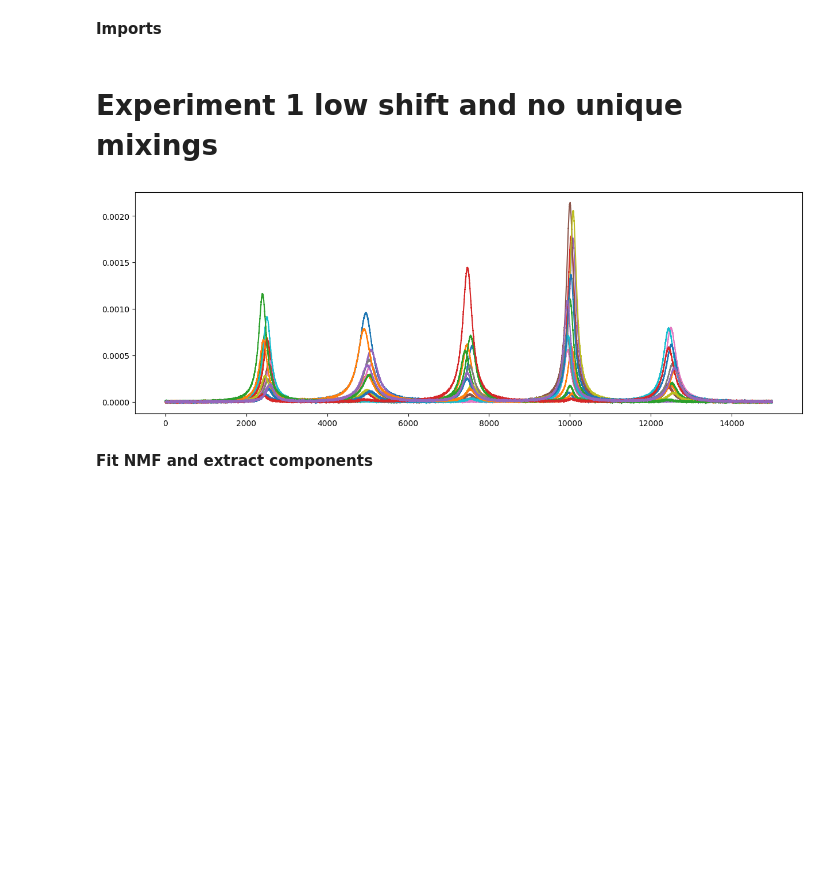
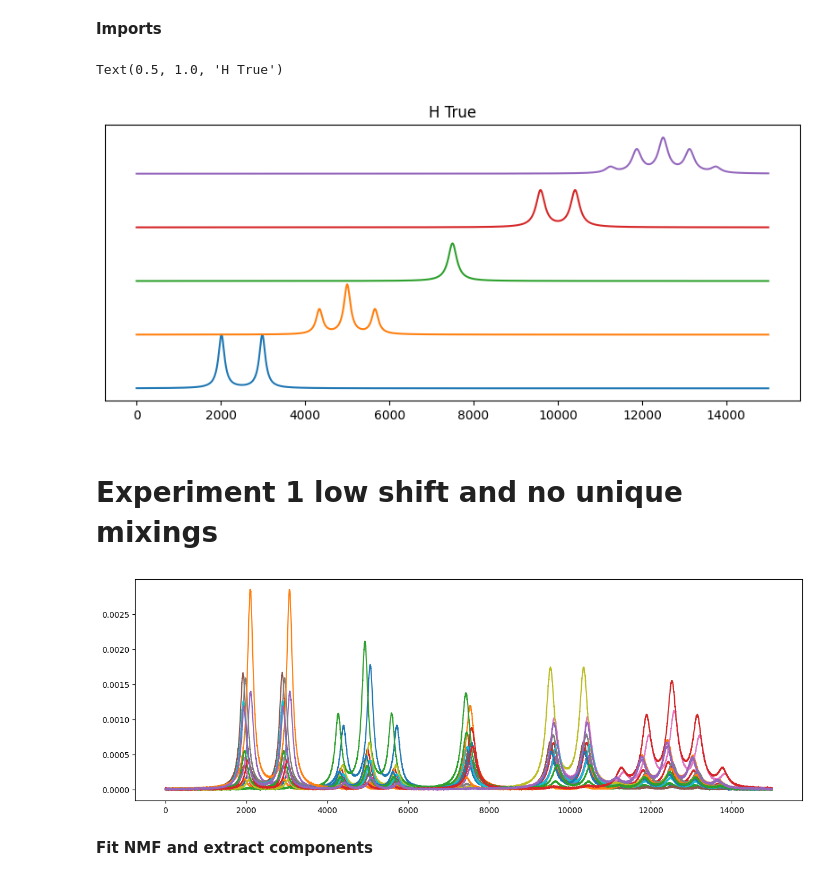
Before and after one commit to LucasEmcken/Bachelorprojekt, a Jupyter notebook: shiftNMF_shift+sparsity_test.ipynb, the cells around one changed output. Saved outputs shown, nothing was run; the diff lists cells and outputs as text; code cells hidden in the pictures; blank space fills up the shorter version.

```diff
--- a/shiftNMF_shift+sparsity_test.ipynb
+++ b/shiftNMF_shift+sparsity_test.ipynb
@@ -98,9 +100,19 @@ mults = np.random.randint(1,6 , size=(5))
+# %%
+
+H = np.array([multiplet(t, mult, m, s, j) for m, s, mult,j in list(zip(mean, std, mults, J_coupling))])
+
+# Plot H and H_est
+fig = plt.figure(figsize=(10, 4))
+ax1 = plt.subplot()
+plotSpaced(ax1, np.arange(H.shape[1]), H.T)
+ax1.set_title('H True')
+# %% [output]
+Text(0.5, 1.0, 'H True')
+[figure, added]
 # %% [markdown]
 # Experiment 1 low shift and no unique mixings
 # %%
 
-H = np.array([multiplet(t, mults, m, s, 500) for m, s in list(zip(mean, std))])
-# H_lorentz = np.array([m(m, s, t) for m, s in list(zip(mean, std))])
 
 X = shift_dataset(W, H, tau_small)
 
@@ -112,7 +124,7 @@ plt.figure(figsize=(15, 5))
 plt.plot(X_noisy.T)
 plt.show()
 # %% [output]
-[figure, old version]
+[figure, new version]
 # %% [markdown]
 **Fit NMF and extract components**
 # %%
```
Also changed, not shown: parts of 7 cells of this notebook.
